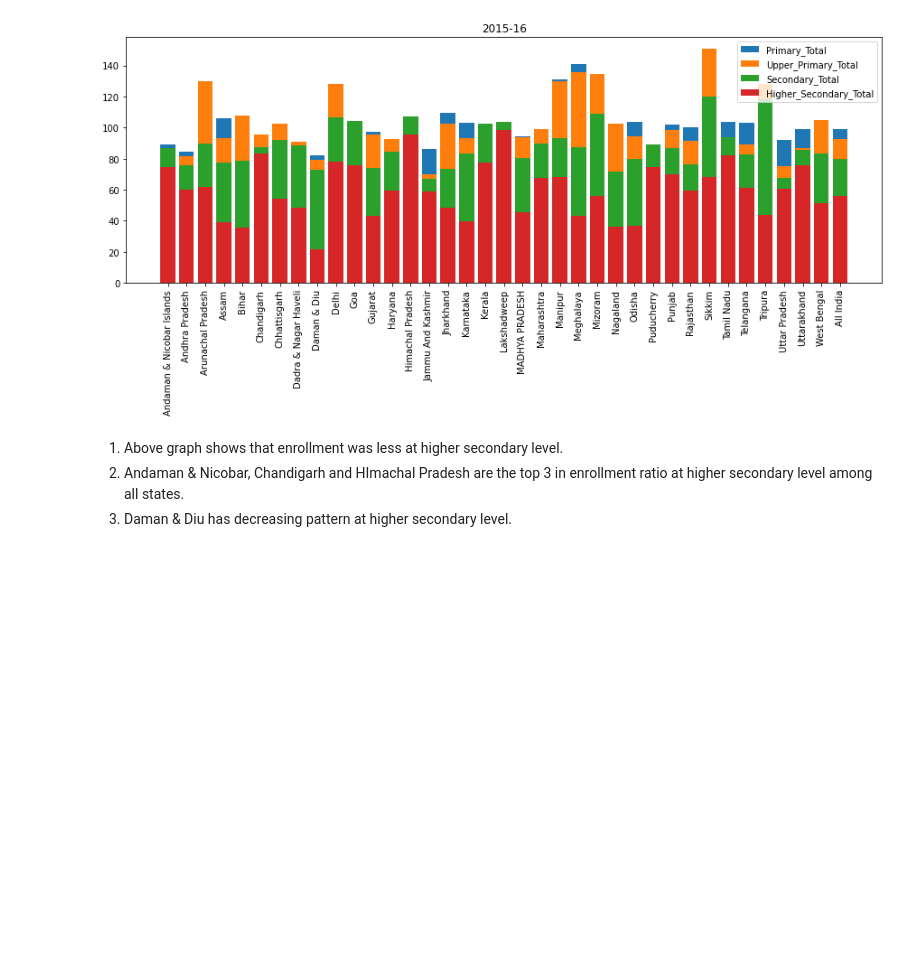
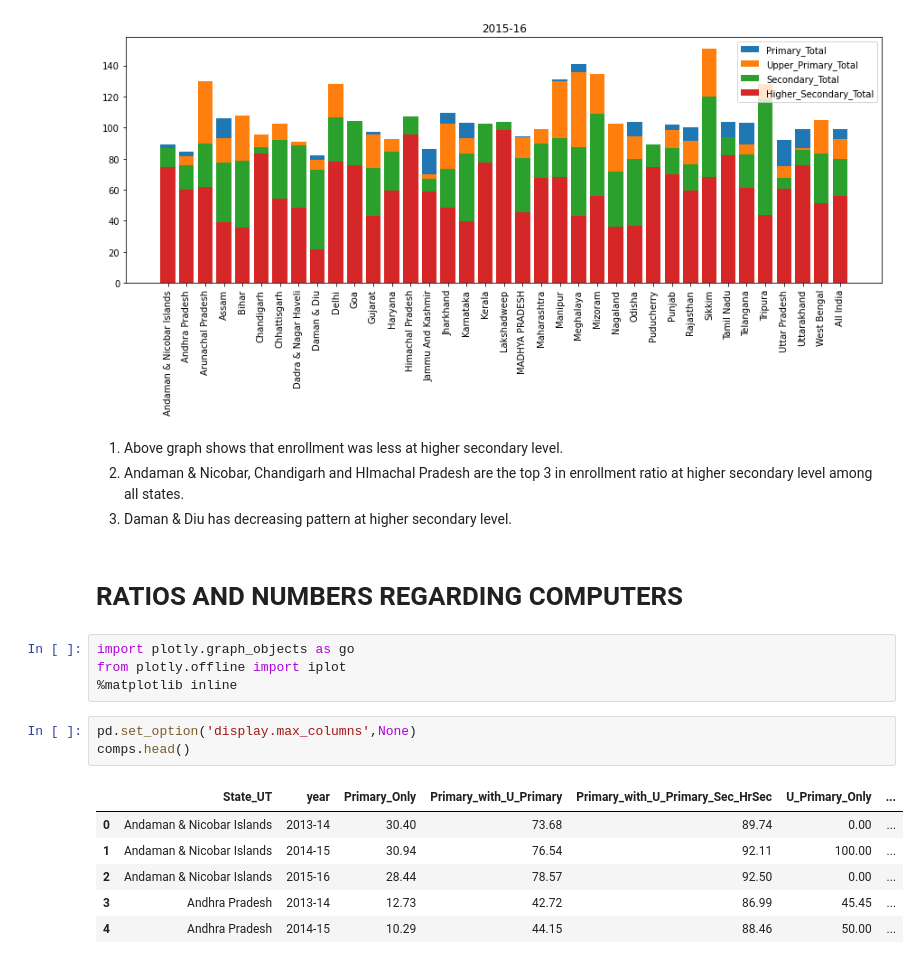
Before and after one commit to anmol9999/statistics-indian-school, a Jupyter notebook: data analysis/analysis_all.ipynb, the cells around one changed output. Cells and saved outputs as stored; diff of their text form; blank space fills up the shorter version.

Commit message:
comps

```diff
--- a/data analysis/analysis_all.ipynb
+++ b/data analysis/analysis_all.ipynb
@@ -434,3 +434,19 @@ plt.legend(['Primary_Total','Upper_Primary_Total','Secondary_Total','Higher_Seco
 1) Above graph shows that enrollment was less at higher secondary level.
 2) Andaman & Nicobar, Chandigarh and HImachal Pradesh are the top 3 in enrollment ratio at higher secondary level among all states.
 3) Daman & Diu has decreasing pattern at higher secondary level.
+# %% [markdown]
+# RATIOS AND NUMBERS REGARDING COMPUTERS
+# %%
+import plotly.graph_objects as go
+from plotly.offline import iplot
+%matplotlib inline
+# %%
+pd.set_option('display.max_columns',None)
+comps.head()
+# %% [output]
+|  | State_UT | year | Primary_Only | Primary_with_U_Primary | Primary_with_U_Primary_Sec_HrSec | U_Primary_Only | ... |
+| 0 | Andaman & Nicobar Islands | 2013-14 | 30.40 | 73.68 | 89.74 | 0.00 | ... |
+| 1 | Andaman & Nicobar Islands | 2014-15 | 30.94 | 76.54 | 92.11 | 100.00 | ... |
+| 2 | Andaman & Nicobar Islands | 2015-16 | 28.44 | 78.57 | 92.50 | 0.00 | ... |
+| 3 | Andhra Pradesh | 2013-14 | 12.73 | 42.72 | 86.99 | 45.45 | ... |
+| 4 | Andhra Pradesh | 2014-15 | 10.29 | 44.15 | 88.46 | 50.00 | ... |
```
Also changed, not shown: parts of 7 cells of this notebook.
